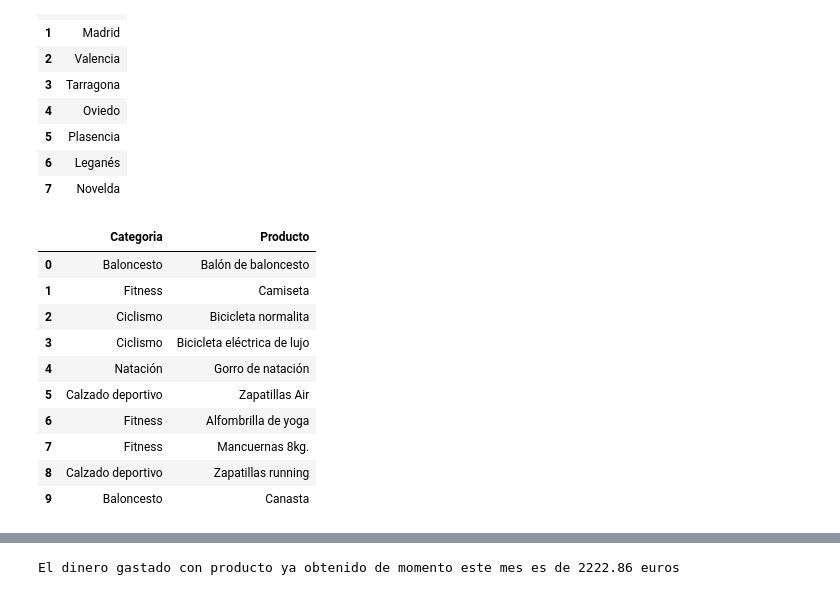
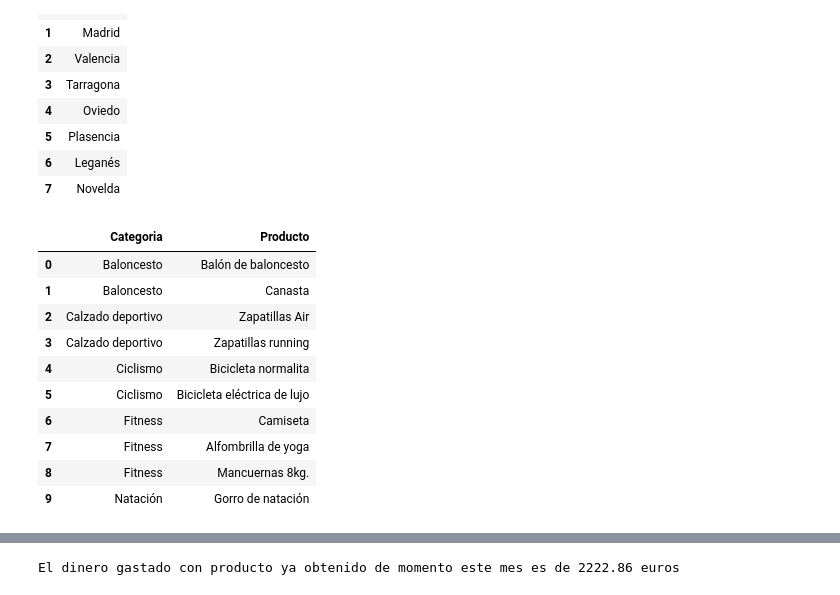
Before and after one commit to mariasanvals/Modelo_BD, a Jupyter notebook: bd_decathlon.ipynb, the cells around one changed output, grey strips where cells are left out. Drawn from its saved outputs; the diff is of its cells as text; code cells hidden in the pictures.

```diff
--- a/bd_decathlon.ipynb
+++ b/bd_decathlon.ipynb
@@ -245,26 +207,28 @@ sql_query(query)
 | 6 | Leganés |
 | 7 | Novelda |
 # %%
+#Listado de los productos con su categoria correspondiente (catálogo)
 query = '''
 SELECT b.nombre_categoria as Categoria, a.nombre as Producto
 FROM Productos AS a
 LEFT JOIN Categoria AS b
 ON a.ID_Categoria = b.ID_Categoria
+ORDER BY b.nombre_categoria
 '''
 
 sql_query(query)
 # %% [output]
 |  | Categoria | Producto |
 | 0 | Baloncesto | Balón de baloncesto |
-| 1 | Fitness | Camiseta |
-| 2 | Ciclismo | Bicicleta normalita |
-| 3 | Ciclismo | Bicicleta eléctrica de lujo |
-| 4 | Natación | Gorro de natación |
-| 5 | Calzado deportivo | Zapatillas Air |
-| 6 | Fitness | Alfombrilla de yoga |
-| 7 | Fitness | Mancuernas 8kg. |
-| 8 | Calzado deportivo | Zapatillas running |
-| 9 | Baloncesto | Canasta |
+| 1 | Baloncesto | Canasta |
+| 2 | Calzado deportivo | Zapatillas Air |
+| 3 | Calzado deportivo | Zapatillas running |
+| 4 | Ciclismo | Bicicleta normalita |
+| 5 | Ciclismo | Bicicleta eléctrica de lujo |
+| 6 | Fitness | Camiseta |
+| 7 | Fitness | Alfombrilla de yoga |
+| 8 | Fitness | Mancuernas 8kg. |
+| 9 | Natación | Gorro de natación |
 # %%
 #Extraer los distintos productos que proveen los proveedores
 query = '''
```
Also changed, not shown: parts of 17 cells of this notebook, 2 other files.
